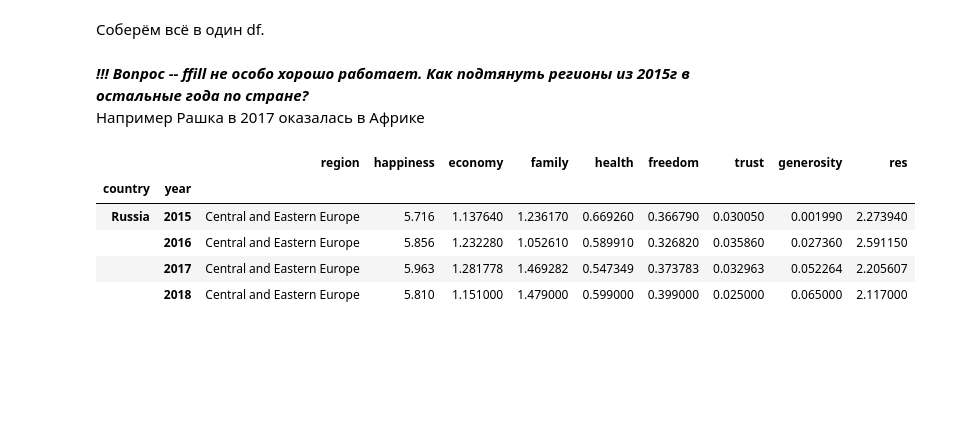
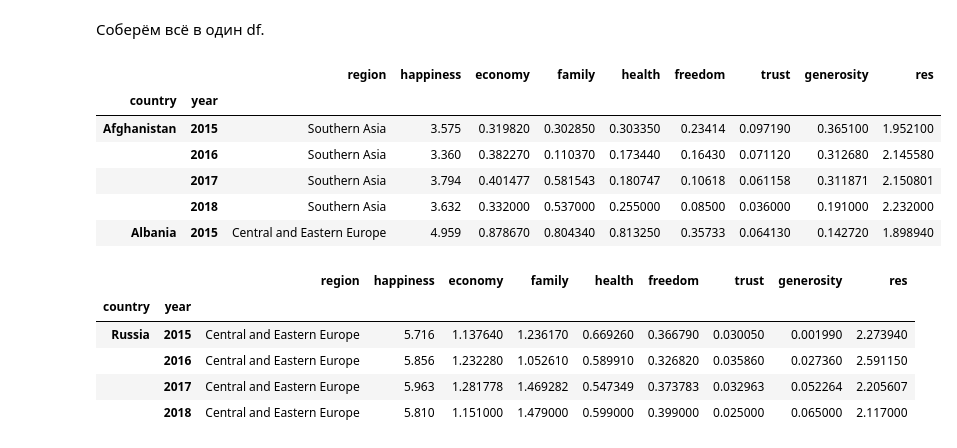
Before and after one commit to PonyCony/happy_kickstarters, a Jupyter notebook: Happy_Kickstarters.ipynb, the cells around one changed output. Saved outputs shown, nothing was run; the diff lists cells and outputs as text; code cells hidden in the pictures; blank space fills up the shorter version.

```diff
--- a/Happy_Kickstarters.ipynb
+++ b/Happy_Kickstarters.ipynb
@@ -154,7 +154,14 @@ hap = pd.concat([hap15, hap16, hap17, hap18],
 hap.index = hap.index.swaplevel('country', 'year')
 hap.sort_index(inplace=True)
 hap.region = hap.region.ffill()
-# %% [markdown]
-___!!! Вопрос -- ffill не особо хорошо работает. Как подтянуть регионы из 2015г в остальные года по стране?___ <br>
-Например Рашка в 2017 оказалась в Африке
+# %%
+hap.head()
+# %% [output]
+|  |  | region | happiness | economy | family | health | freedom | trust | generosity | res |
+| country | year |  |  |  |  |  |  |  |  |  |
+| Afghanistan | 2015 | Southern Asia | 3.575 | 0.319820 | 0.302850 | 0.303350 | 0.23414 | 0.097190 | 0.365100 | 1.952100 |
+|  | 2016 | Southern Asia | 3.360 | 0.382270 | 0.110370 | 0.173440 | 0.16430 | 0.071120 | 0.312680 | 2.145580 |
+|  | 2017 | Southern Asia | 3.794 | 0.401477 | 0.581543 | 0.180747 | 0.10618 | 0.061158 | 0.311871 | 2.150801 |
+|  | 2018 | Southern Asia | 3.632 | 0.332000 | 0.537000 | 0.255000 | 0.08500 | 0.036000 | 0.191000 | 2.232000 |
+| Albania | 2015 | Central and Eastern Europe | 4.959 | 0.878670 | 0.804340 | 0.813250 | 0.35733 | 0.064130 | 0.142720 | 1.898940 |
 # %%
```
Also changed, not shown: parts of 1 cell of this notebook.
